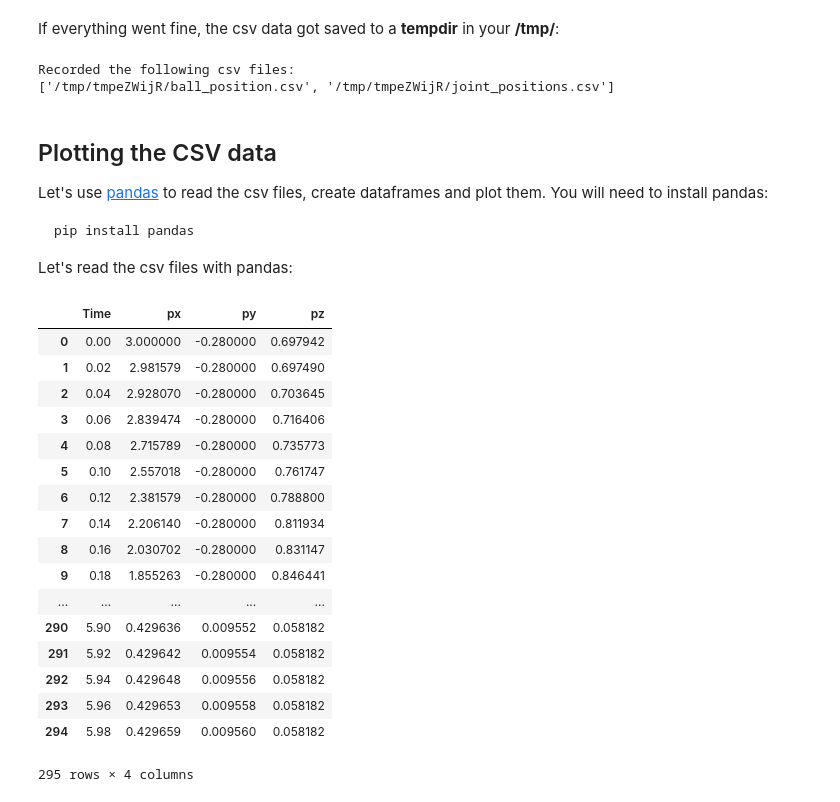
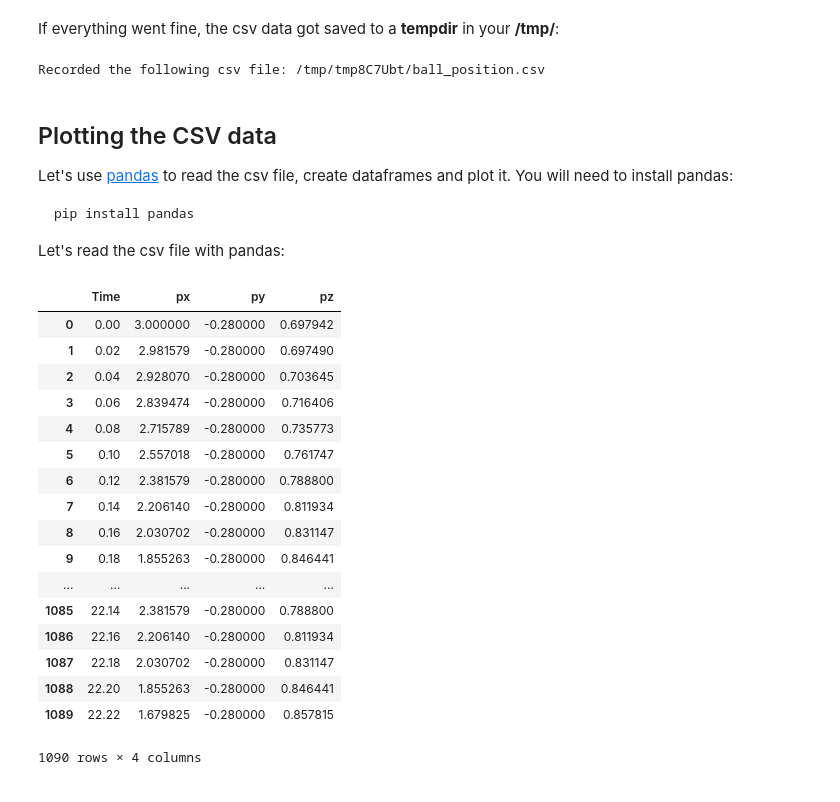
Before and after one commit to HBPNeurorobotics/Experiments, a Jupyter notebook: tutorial_baseball_exercise/tutorial_baseball.ipynb, the cells around one changed output. Drawn from its saved outputs; the diff is of its cells as text; code cells hidden in the pictures.

````diff
--- a/tutorial_baseball_exercise/tutorial_baseball.ipynb
+++ b/tutorial_baseball_exercise/tutorial_baseball.ipynb
@@ -348,42 +317,41 @@ Current simulation time: 6
 # %% [markdown]
 If everything went fine, the csv data got saved to a **tempdir** in your **/tmp/**:
 # %%
-all_csv_files = [ os.path.join(trial.data_dir, csv_name) for csv_name in trial.csv_filenames ]
-print("Recorded the following csv files:\n{}".format(all_csv_files))
+csv_file = os.path.join(tmp_folder, csv_name)
+print("Recorded the following csv file: {}".format(csv_file))
 # %% [output]
-Recorded the following csv files:
-['/tmp/tmpeZWijR/ball_position.csv', '/tmp/tmpeZWijR/joint_positions.csv']
+Recorded the following csv file: /tmp/tmp8C7Ubt/ball_position.csv
 # %% [markdown]
 ## Plotting the CSV data
 
-Let's use [pandas](http://pandas.pydata.org/) to read the csv files, create dataframes and plot them.
+Let's use [pandas](http://pandas.pydata.org/) to read the csv file, create dataframes and plot it.
 You will need to install pandas:
 
 ```bash
 pip install pandas
 ```
 
-Let's read the csv files with pandas:
+Let's read the csv file with pandas:
 # %%
 import pandas
-ball_csv, joint_csv = [ pandas.read_csv(csv_file) for csv_file in all_csv_files ]
+ball_csv = pandas.read_csv(csv_file)
 ball_csv
 # %% [output]
 |  | Time | px | py | pz |
 | 0 | 0.00 | 3.000000 | -0.280000 | 0.697942 |
 | 1 | 0.02 | 2.981579 | -0.280000 | 0.697490 |
 | 2 | 0.04 | 2.928070 | -0.280000 | 0.703645 |
 | 3 | 0.06 | 2.839474 | -0.280000 | 0.716406 |
 | 4 | 0.08 | 2.715789 | -0.280000 | 0.735773 |
 | 5 | 0.10 | 2.557018 | -0.280000 | 0.761747 |
 | 6 | 0.12 | 2.381579 | -0.280000 | 0.788800 |
 | 7 | 0.14 | 2.206140 | -0.280000 | 0.811934 |
 | 8 | 0.16 | 2.030702 | -0.280000 | 0.831147 |
 | 9 | 0.18 | 1.855263 | -0.280000 | 0.846441 |
 | ... | ... | ... | ... | ... |
-| 290 | 5.90 | 0.429636 | 0.009552 | 0.058182 |
-| 291 | 5.92 | 0.429642 | 0.009554 | 0.058182 |
-| 292 | 5.94 | 0.429648 | 0.009556 | 0.058182 |
-| 293 | 5.96 | 0.429653 | 0.009558 | 0.058182 |
-| 294 | 5.98 | 0.429659 | 0.009560 | 0.058182 |
+| 1085 | 22.14 | 2.381579 | -0.280000 | 0.788800 |
+| 1086 | 22.16 | 2.206140 | -0.280000 | 0.811934 |
+| 1087 | 22.18 | 2.030702 | -0.280000 | 0.831147 |
+| 1088 | 22.20 | 1.855263 | -0.280000 | 0.846441 |
+| 1089 | 22.22 | 1.679825 | -0.280000 | 0.857815 |
-295 rows × 4 columns
+1090 rows × 4 columns
````
Also changed, not shown: parts of 24 cells of this notebook, 1 other file.
